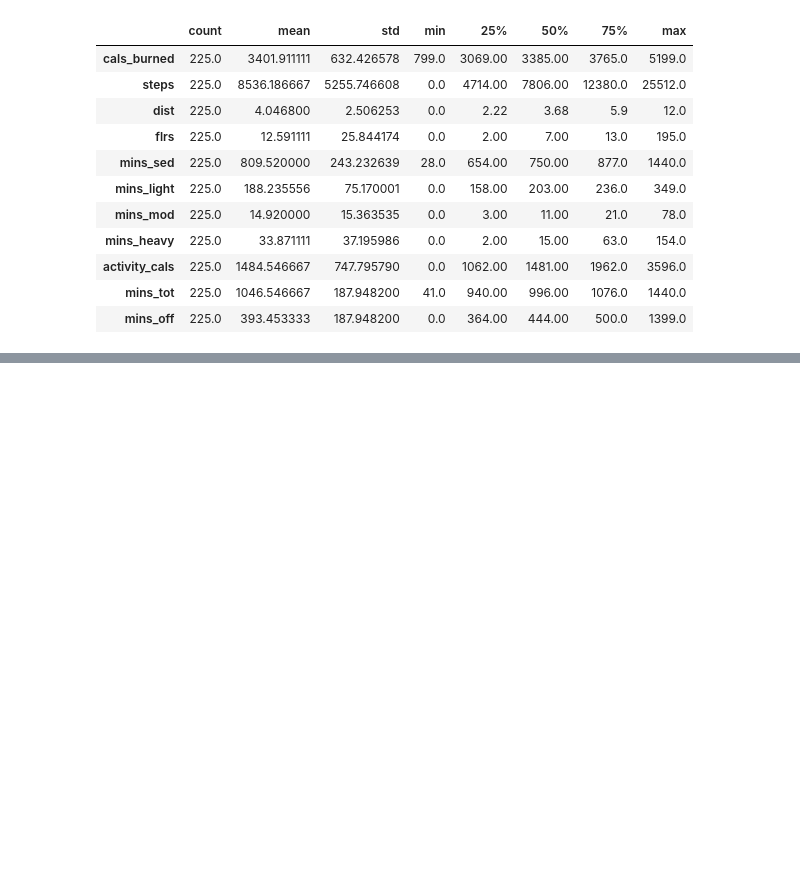
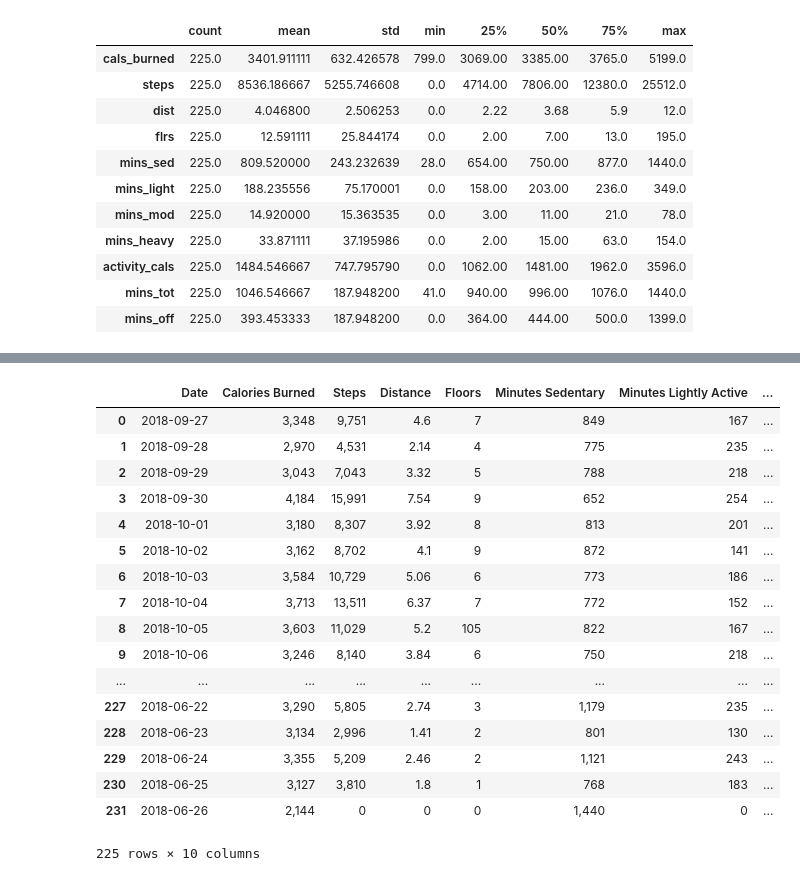
Before and after one commit to DoubleStufERoe/BayesP05_Fitbit, a Jupyter notebook: scratch_jeff.ipynb, the cells around one changed output, grey strips where cells are left out. Cells and saved outputs as stored; diff of their text form; code cells hidden in the pictures; blank space fills up the shorter version.

```diff
--- a/scratch_jeff.ipynb
+++ b/scratch_jeff.ipynb
@@ -50,0 +174,25 @@ df.groupby(df.index.weekday).
+# %%
+test_df = pd.DataFrame(file[1:],columns=file[0])
+# %%
+test_df = test_df[test_df.Date != 'Date']
+# %%
+test_df
+# %% [output]
+|  | Date | Calories Burned | Steps | Distance | Floors | Minutes Sedentary | Minutes Lightly Active | ... |
+| 0 | 2018-09-27 | 3,348 | 9,751 | 4.6 | 7 | 849 | 167 | ... |
+| 1 | 2018-09-28 | 2,970 | 4,531 | 2.14 | 4 | 775 | 235 | ... |
+| 2 | 2018-09-29 | 3,043 | 7,043 | 3.32 | 5 | 788 | 218 | ... |
+| 3 | 2018-09-30 | 4,184 | 15,991 | 7.54 | 9 | 652 | 254 | ... |
+| 4 | 2018-10-01 | 3,180 | 8,307 | 3.92 | 8 | 813 | 201 | ... |
+| 5 | 2018-10-02 | 3,162 | 8,702 | 4.1 | 9 | 872 | 141 | ... |
+| 6 | 2018-10-03 | 3,584 | 10,729 | 5.06 | 6 | 773 | 186 | ... |
+| 7 | 2018-10-04 | 3,713 | 13,511 | 6.37 | 7 | 772 | 152 | ... |
+| 8 | 2018-10-05 | 3,603 | 11,029 | 5.2 | 105 | 822 | 167 | ... |
+| 9 | 2018-10-06 | 3,246 | 8,140 | 3.84 | 6 | 750 | 218 | ... |
+| ... | ... | ... | ... | ... | ... | ... | ... | ... |
+| 227 | 2018-06-22 | 3,290 | 5,805 | 2.74 | 3 | 1,179 | 235 | ... |
+| 228 | 2018-06-23 | 3,134 | 2,996 | 1.41 | 2 | 801 | 130 | ... |
+| 229 | 2018-06-24 | 3,355 | 5,209 | 2.46 | 2 | 1,121 | 243 | ... |
+| 230 | 2018-06-25 | 3,127 | 3,810 | 1.8 | 1 | 768 | 183 | ... |
+| 231 | 2018-06-26 | 2,144 | 0 | 0 | 0 | 1,440 | 0 | ... |
+225 rows × 10 columns
```
Also changed, not shown: parts of 18 cells of this notebook, 1 other file.
